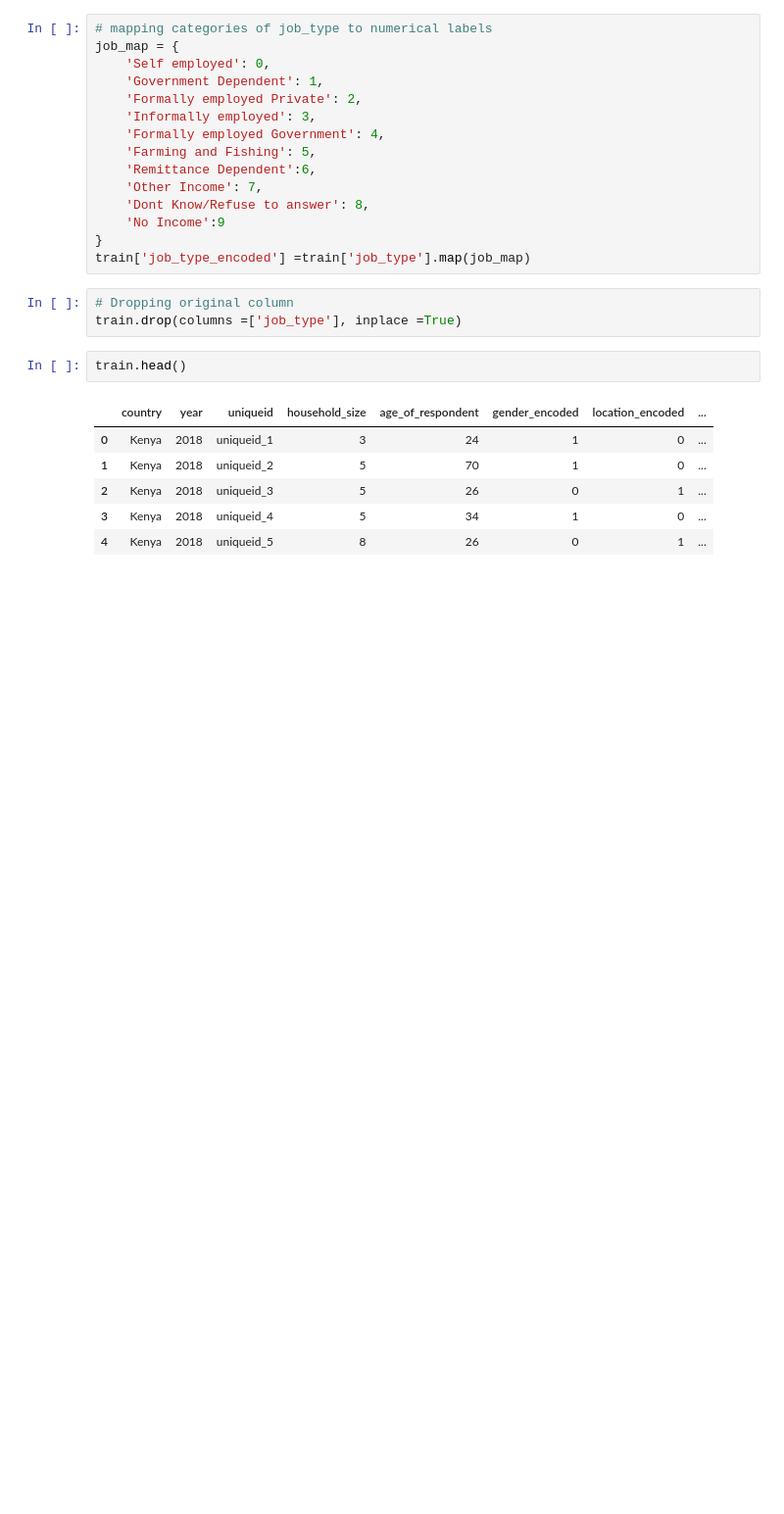
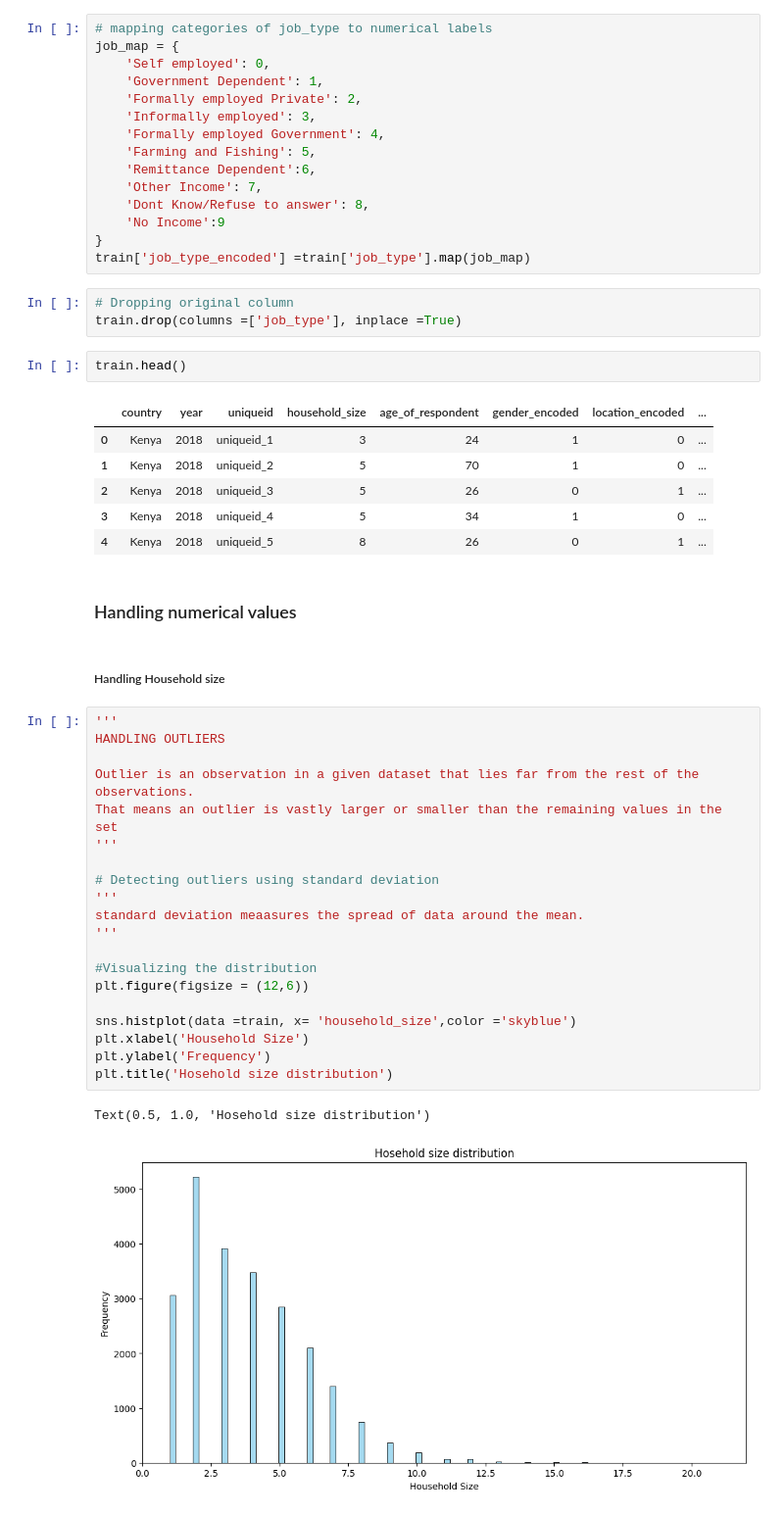
Before and after one commit to Njeri-Gitome/Financial_Inclusion_in_Africa, a Jupyter notebook: financial.ipynb, the cells around one changed output. Shown at 98% size. Cells and saved outputs as stored; diff of their text form; blank space fills up the shorter version.

Commit message:
handling numerical variables

```diff
--- a/financial.ipynb
+++ b/financial.ipynb
@@ -546,3 +546,30 @@ train.head()
 | 2 | Kenya | 2018 | uniqueid_3 | 5 | 26 | 0 | 1 | ... |
 | 3 | Kenya | 2018 | uniqueid_4 | 5 | 34 | 1 | 0 | ... |
 | 4 | Kenya | 2018 | uniqueid_5 | 8 | 26 | 0 | 1 | ... |
+# %% [markdown]
+### Handling numerical values
+# %% [markdown]
+##### Handling Household size
+# %%
+'''
+HANDLING OUTLIERS
+
+Outlier is an observation in a given dataset that lies far from the rest of the observations.
+That means an outlier is vastly larger or smaller than the remaining values in the set
+'''
+
+# Detecting outliers using standard deviation
+'''
+standard deviation meaasures the spread of data around the mean.
+'''
+
+#Visualizing the distribution
+plt.figure(figsize = (12,6))
+
+sns.histplot(data =train, x= 'household_size',color ='skyblue')
+plt.xlabel('Household Size')
+plt.ylabel('Frequency')
+plt.title('Hosehold size distribution')
+# %% [output]
+Text(0.5, 1.0, 'Hosehold size distribution')
+[figure, added]
```
Also changed, not shown: parts of 1 cell of this notebook.
